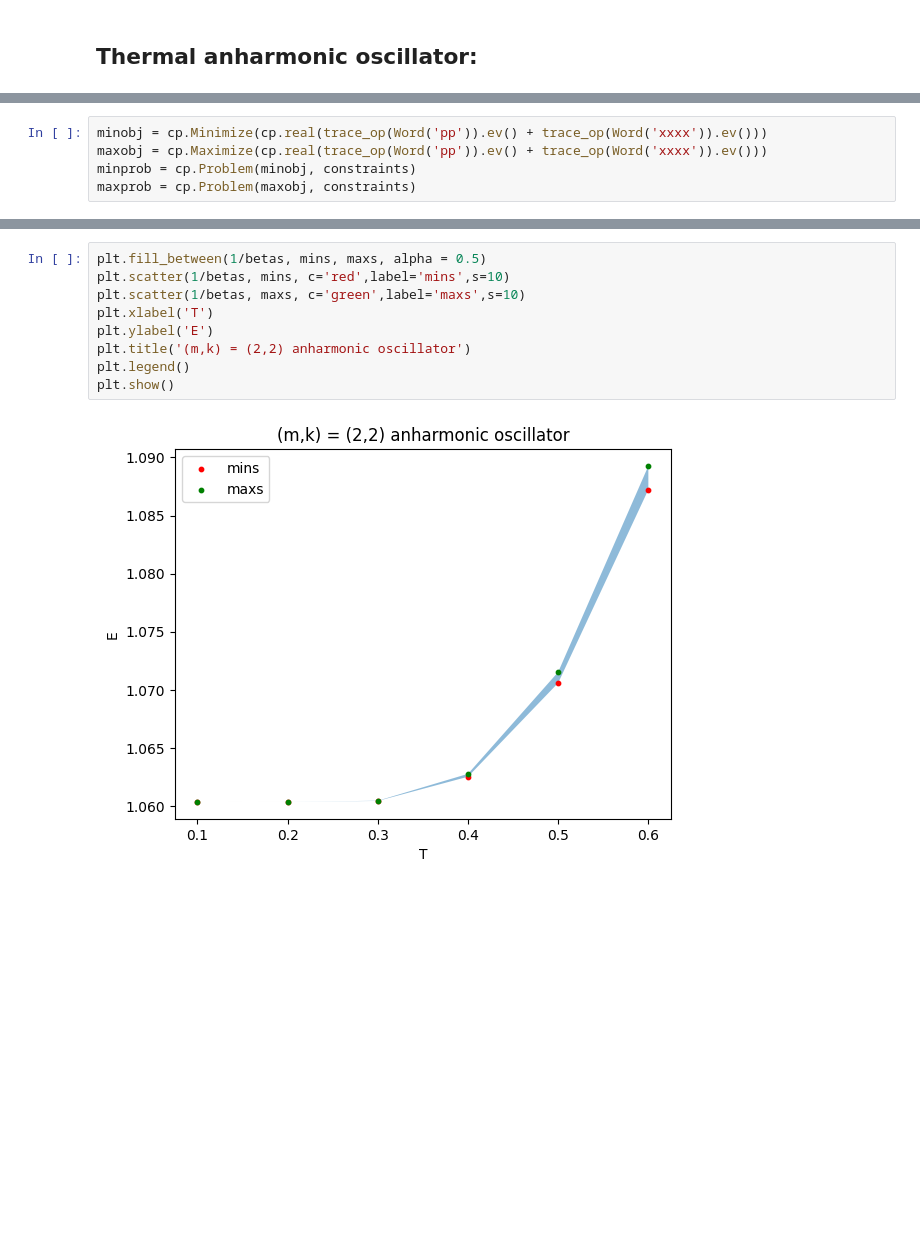
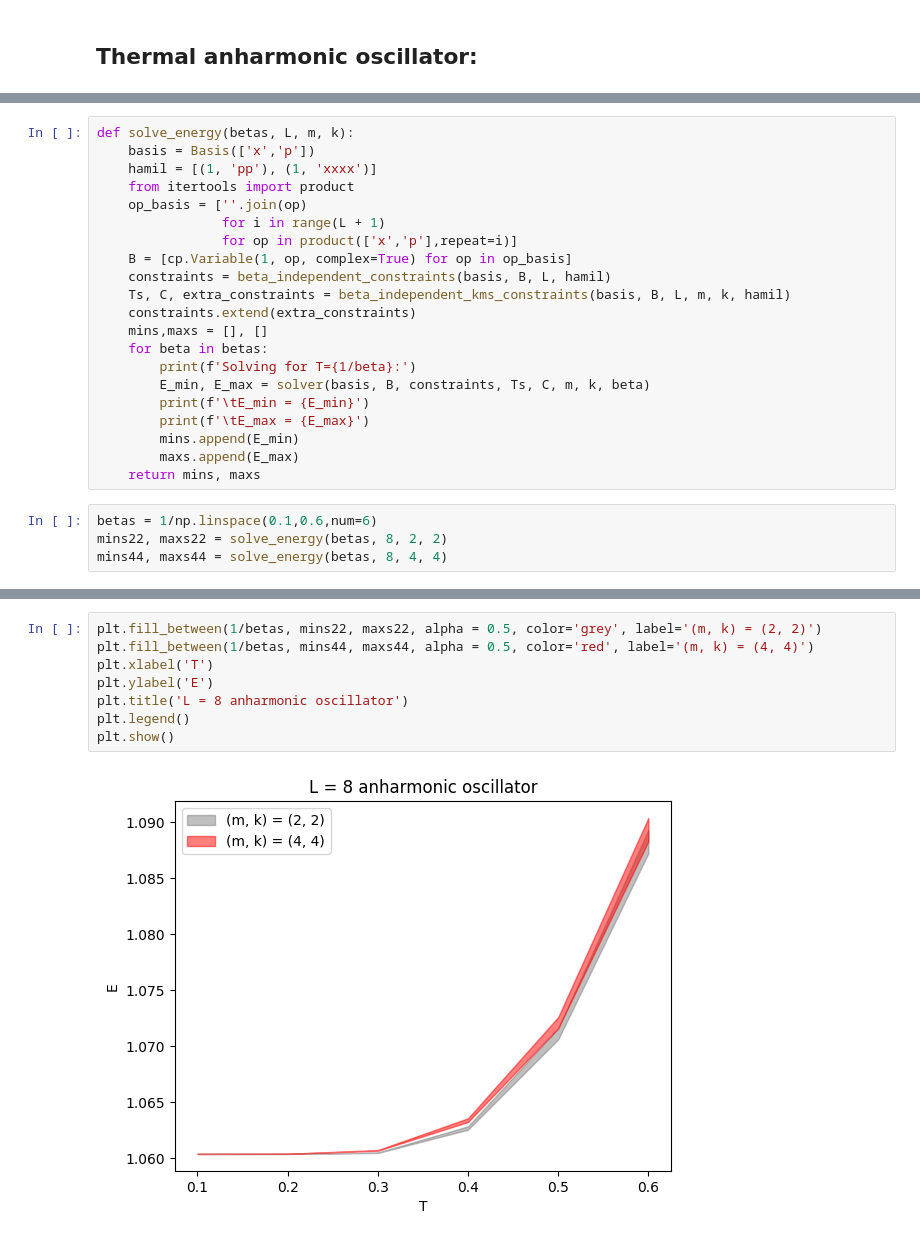
Before and after one commit to Newtech66/mtp-matrix-bootstrap, a Jupyter notebook: thermal-bootstrap.ipynb, the cells around one changed output, grey strips where cells are left out. Cells and saved outputs as stored; diff of their text form; blank space fills up the shorter version.

```diff
--- a/thermal-bootstrap.ipynb
+++ b/thermal-bootstrap.ipynb
@@ -181,5 +87,0 @@ for op_L in op_basis:
-# %%
-minobj = cp.Minimize(cp.real(trace_op(Word('pp')).ev() + trace_op(Word('xxxx')).ev()))
-maxobj = cp.Maximize(cp.real(trace_op(Word('pp')).ev() + trace_op(Word('xxxx')).ev()))
-minprob = cp.Problem(minobj, constraints)
-maxprob = cp.Problem(maxobj, constraints)
@@ -280,0 +144,25 @@ Solving for T = 0.30000000000000004:
+# %%
+def solve_energy(betas, L, m, k):
+    basis = Basis(['x','p'])
+    hamil = [(1, 'pp'), (1, 'xxxx')]
+    from itertools import product
+    op_basis = [''.join(op)
+                for i in range(L + 1)
+                for op in product(['x','p'],repeat=i)]
+    B = [cp.Variable(1, op, complex=True) for op in op_basis]
+    constraints = beta_independent_constraints(basis, B, L, hamil)
+    Ts, C, extra_constraints = beta_independent_kms_constraints(basis, B, L, m, k, hamil)
+    constraints.extend(extra_constraints)
+    mins,maxs = [], []
+    for beta in betas:
+        print(f'Solving for T={1/beta}:')
+        E_min, E_max = solver(basis, B, constraints, Ts, C, m, k, beta)
+        print(f'\tE_min = {E_min}')
+        print(f'\tE_max = {E_max}')
+        mins.append(E_min)
+        maxs.append(E_max)
+    return mins, maxs
+# %%
+betas = 1/np.linspace(0.1,0.6,num=6)
+mins22, maxs22 = solve_energy(betas, 8, 2, 2)
+mins44, maxs44 = solve_energy(betas, 8, 4, 4)
@@ -281,11 +187,10 @@ Solving for T = 0.30000000000000004:
 # %%
-plt.fill_between(1/betas, mins, maxs, alpha = 0.5)
-plt.scatter(1/betas, mins, c='red',label='mins',s=10)
-plt.scatter(1/betas, maxs, c='green',label='maxs',s=10)
+plt.fill_between(1/betas, mins22, maxs22, alpha = 0.5, color='grey', label='(m, k) = (2, 2)')
+plt.fill_between(1/betas, mins44, maxs44, alpha = 0.5, color='red', label='(m, k) = (4, 4)')
 plt.xlabel('T')
 plt.ylabel('E')
-plt.title('(m,k) = (2,2) anharmonic oscillator')
+plt.title('L = 8 anharmonic oscillator')
 plt.legend()
 plt.show()
 # %% [output]
-[figure, old version]
+[figure, new version]
```
Also changed, not shown: parts of 11 cells of this notebook, 4 other files.
